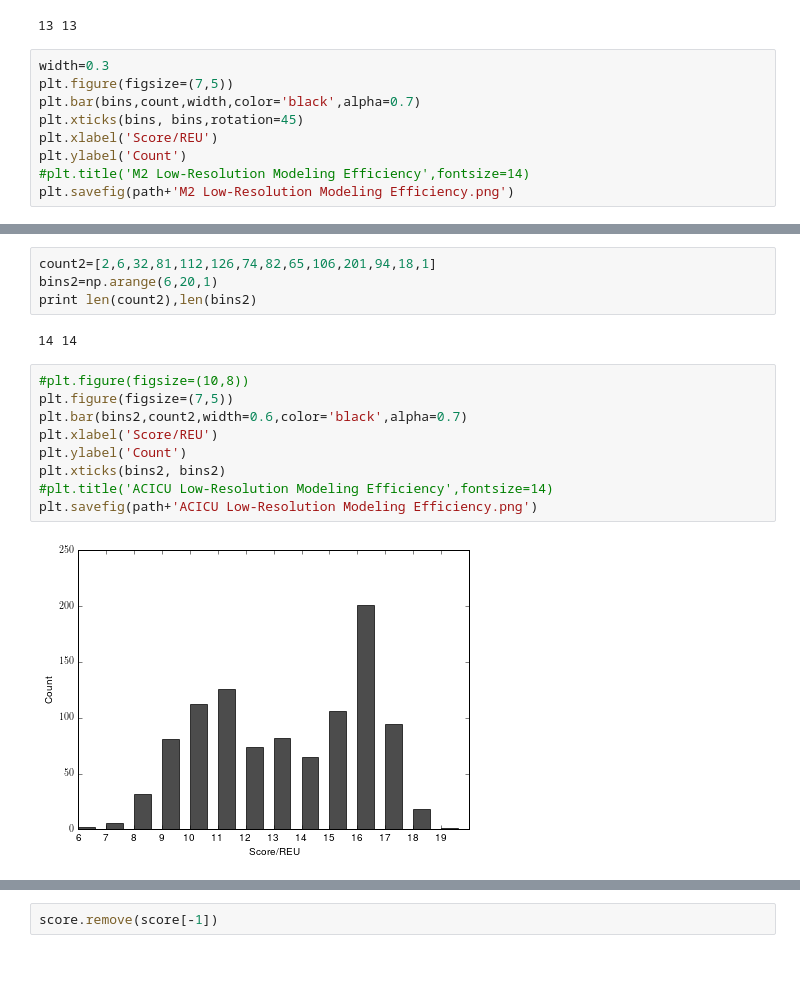
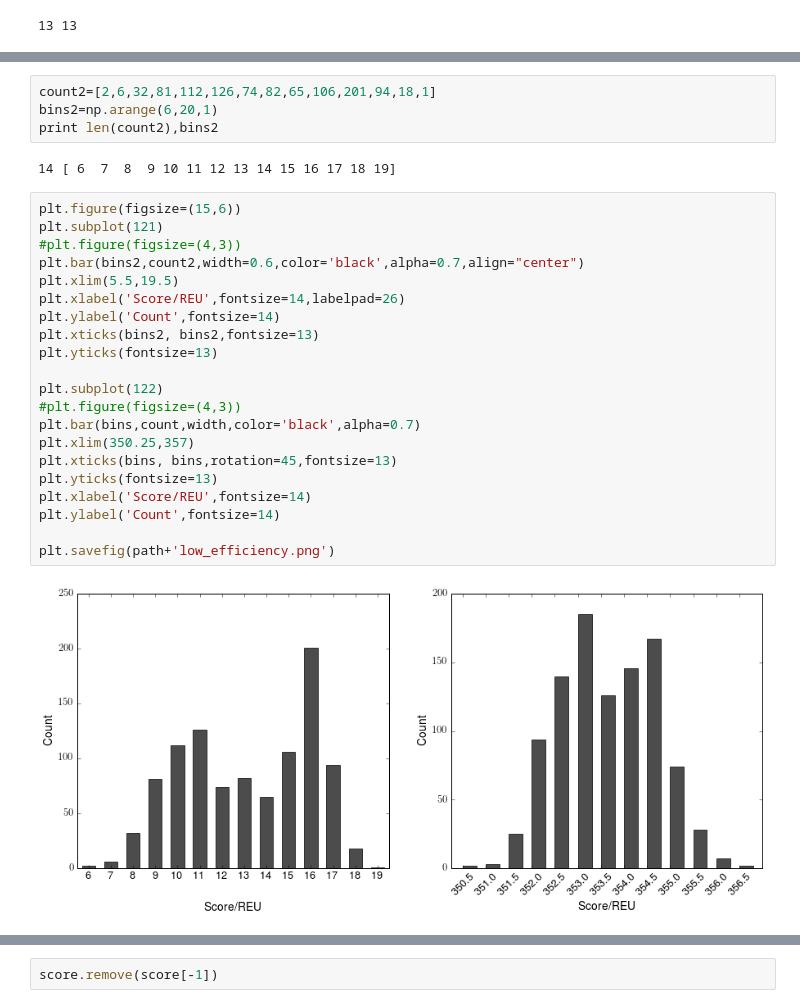
Before and after one commit to xiaotongzuo/Research, a Jupyter notebook: PyRosetta/Code/plot_0326.ipynb, the cells around one changed output, grey strips where cells are left out. Cells and saved outputs as stored; diff of their text form; blank space fills up the shorter version.

```diff
--- a/PyRosetta/Code/plot_0326.ipynb
+++ b/PyRosetta/Code/plot_0326.ipynb
@@ -16,12 +16,3 @@ count=[2,3,25,94,140,185,126,146,167,74,28,7,2]
 print len(bins),len(count)
 # %% [output]
 13 13
-# %%
-width=0.3
-plt.figure(figsize=(7,5))
-plt.bar(bins,count,width,color='black',alpha=0.7)
-plt.xticks(bins, bins,rotation=45)
-plt.xlabel('Score/REU')
-plt.ylabel('Count')
-#plt.title('M2 Low-Resolution Modeling Efficiency',fontsize=14)
-plt.savefig(path+'M2 Low-Resolution Modeling Efficiency.png')
@@ -30,20 +19,32 @@ plt.savefig(path+'M2 Low-Resolution Modeling Efficiency.png')
 # %%
 count2=[2,6,32,81,112,126,74,82,65,106,201,94,18,1]
 bins2=np.arange(6,20,1)
-print len(count2),len(bins2)
+print len(count2),bins2
 # %% [output]
-14 14
+14 [ 6  7  8  9 10 11 12 13 14 15 16 17 18 19]
-# %%
-#plt.figure(figsize=(10,8))
-plt.figure(figsize=(7,5))
-plt.bar(bins2,count2,width=0.6,color='black',alpha=0.7)
-plt.xlabel('Score/REU')
-plt.ylabel('Count')
-plt.xticks(bins2, bins2)
-#plt.title('ACICU Low-Resolution Modeling Efficiency',fontsize=14)
-plt.savefig(path+'ACICU Low-Resolution Modeling Efficiency.png')
-# %% [output]
-[figure, removed]
+# %%
+plt.figure(figsize=(15,6))
+plt.subplot(121)
+#plt.figure(figsize=(4,3))
+plt.bar(bins2,count2,width=0.6,color='black',alpha=0.7,align="center")
+plt.xlim(5.5,19.5)
+plt.xlabel('Score/REU',fontsize=14,labelpad=26)
+plt.ylabel('Count',fontsize=14)
+plt.xticks(bins2, bins2,fontsize=13)
+plt.yticks(fontsize=13)
+
+plt.subplot(122)
+#plt.figure(figsize=(4,3))
+plt.bar(bins,count,width,color='black',alpha=0.7)
+plt.xlim(350.25,357)
+plt.xticks(bins, bins,rotation=45,fontsize=13)
+plt.yticks(fontsize=13)
+plt.xlabel('Score/REU',fontsize=14)
+plt.ylabel('Count',fontsize=14)
+
+plt.savefig(path+'low_efficiency.png')
+# %% [output]
+[figure, added]
 # %%
 score=[]
 rmsd=[]
```
Also changed, not shown: parts of 5 cells of this notebook, 1 other file.
